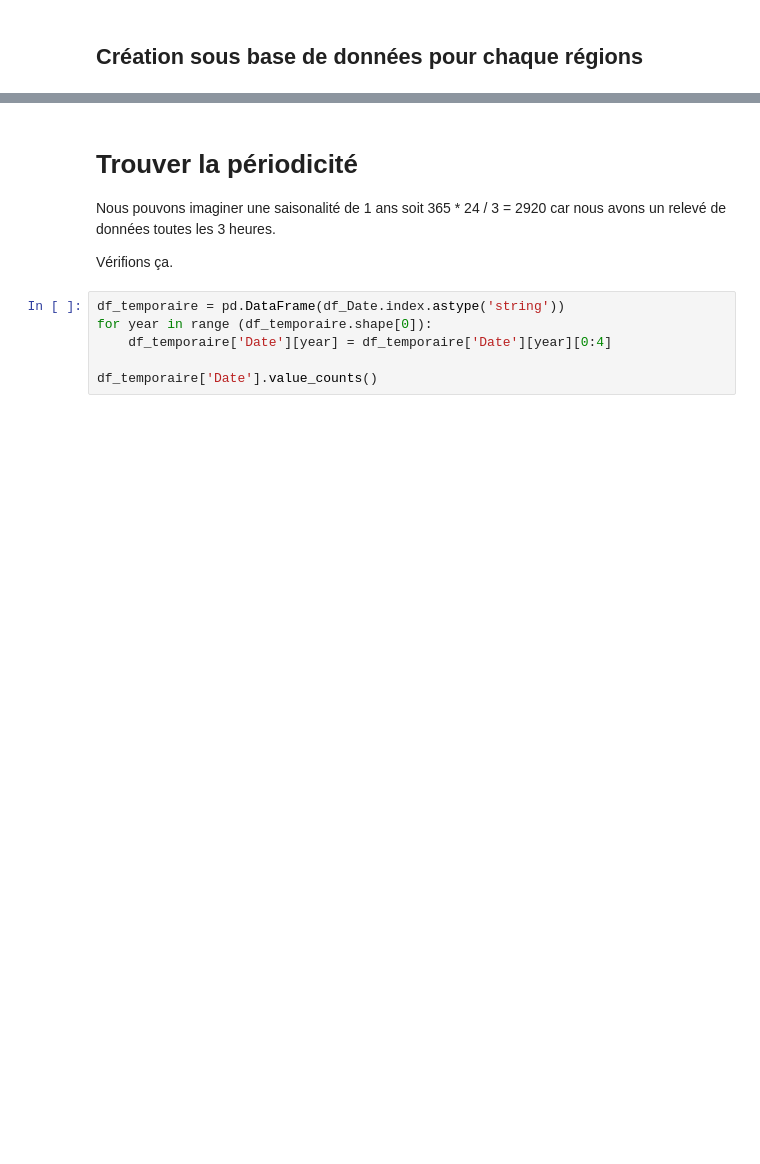
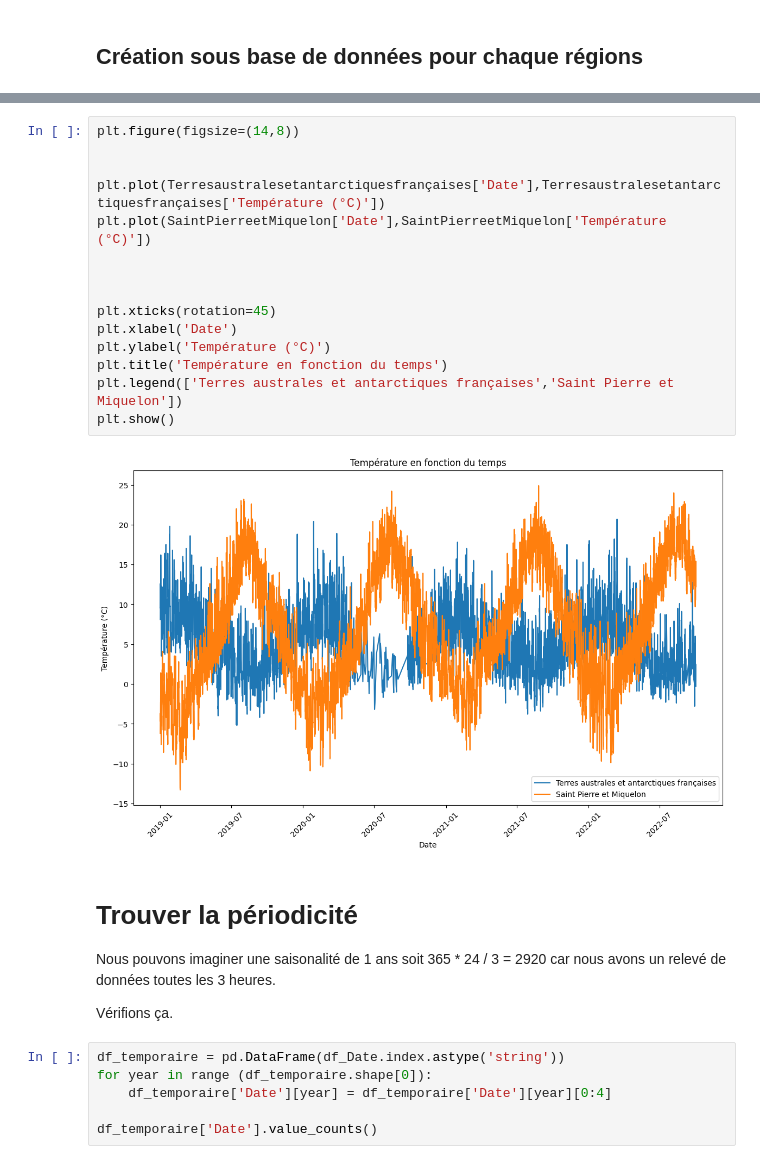
Before and after one commit to JAndretti/Projet-Time-Series-E5, a Jupyter notebook: main.ipynb, the cells around one changed output, grey strips where cells are left out. Saved outputs shown, nothing was run; the diff lists cells and outputs as text; blank space fills up the shorter version.

```diff
--- a/main.ipynb
+++ b/main.ipynb
@@ -200,3 +199,20 @@ AttributeError: 'str' object has no attribute 'to_csv'
+# %%
+plt.figure(figsize=(14,8))
+
+
+plt.plot(Terresaustralesetantarctiquesfrançaises['Date'],Terresaustralesetantarctiquesfrançaises['Température (°C)'])
+plt.plot(SaintPierreetMiquelon['Date'],SaintPierreetMiquelon['Température (°C)'])
+
+
+
+plt.xticks(rotation=45)
+plt.xlabel('Date')
+plt.ylabel('Température (°C)')
+plt.title('Température en fonction du temps')
+plt.legend(['Terres australes et antarctiques françaises','Saint Pierre et Miquelon'])
+plt.show()
+# %% [output]
+[figure, added]
 # %% [markdown]
 # Trouver la périodicité
 
```
Also changed, not shown: parts of 18 cells of this notebook.
